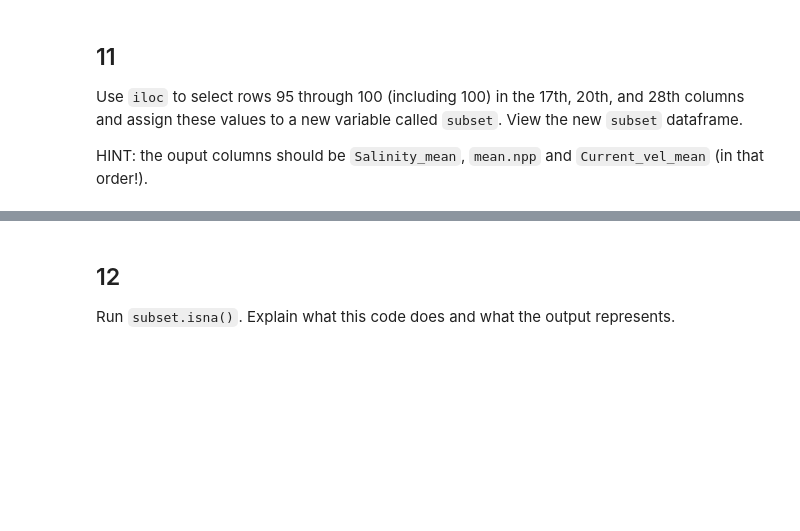
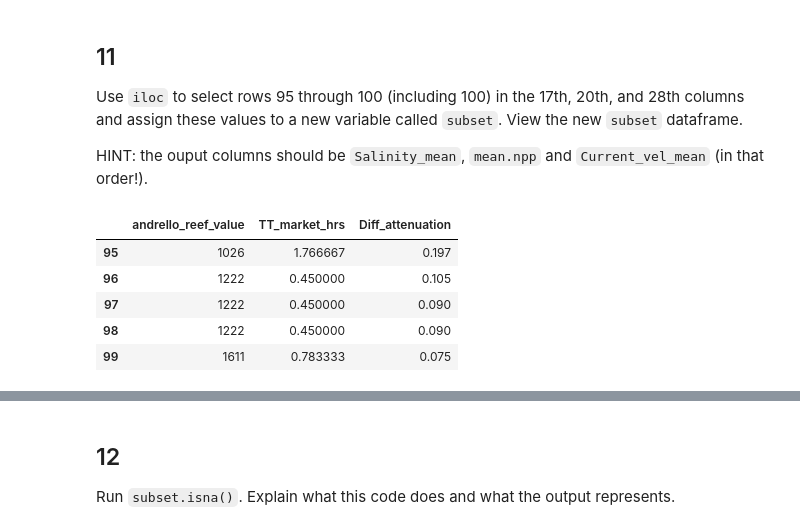
Before and after one commit to Karlavramos/eds220-hwk1, a Jupyter notebook: task2/hwk1-task2-corals.ipynb, the cells around one changed output, grey strips where cells are left out. Drawn from its saved outputs; the diff is of its cells as text; code cells hidden in the pictures; blank space fills up the shorter version.

```diff
--- a/task2/hwk1-task2-corals.ipynb
+++ b/task2/hwk1-task2-corals.ipynb
@@ -421,0 +427,9 @@ subset = ...
+# %%
+coral_div.iloc[95:100,[17,20,28]]
+# %% [output]
+|  | andrello_reef_value | TT_market_hrs | Diff_attenuation |
+| 95 | 1026 | 1.766667 | 0.197 |
+| 96 | 1222 | 0.450000 | 0.105 |
+| 97 | 1222 | 0.450000 | 0.090 |
+| 98 | 1222 | 0.450000 | 0.090 |
+| 99 | 1611 | 0.783333 | 0.075 |
```
Also changed, not shown: parts of 22 cells of this notebook.
